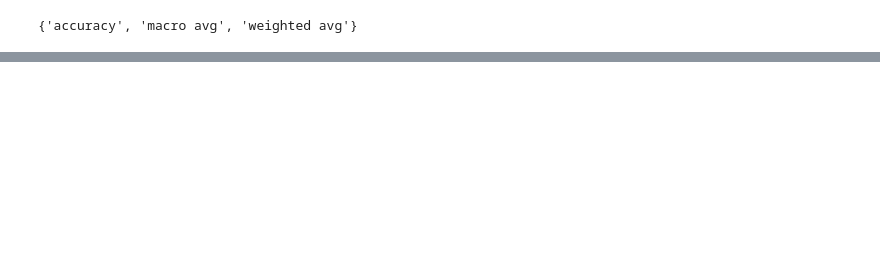
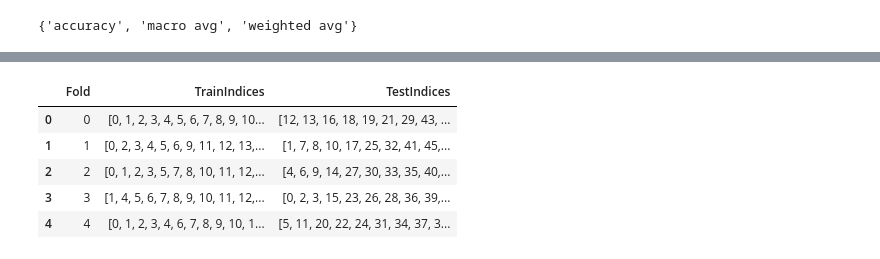
Before and after one commit to jamnicki/yoga-pose-ensemble-clf, a Jupyter notebook: 03_baseline_clfs.ipynb, the cells around one changed output, grey strips where cells are left out. Drawn from its saved outputs; the diff is of its cells as text; code cells hidden in the pictures; blank space fills up the shorter version.

```diff
--- a/03_baseline_clfs.ipynb
+++ b/03_baseline_clfs.ipynb
@@ -140 +185,11 @@ metrics_df.head(len(classifiers))
+# %%
+fold_indices_df = pd.DataFrame.from_records(fold_indices_rows)
+fold_indices_df
+# %% [output]
+|  | Fold | TrainIndices | TestIndices |
+| 0 | 0 | [0, 1, 2, 3, 4, 5, 6, 7, 8, 9, 10... | [12, 13, 16, 18, 19, 21, 29, 43, ... |
+| 1 | 1 | [0, 2, 3, 4, 5, 6, 9, 11, 12, 13,... | [1, 7, 8, 10, 17, 25, 32, 41, 45,... |
+| 2 | 2 | [0, 1, 2, 3, 5, 7, 8, 10, 11, 12,... | [4, 6, 9, 14, 27, 30, 33, 35, 40,... |
+| 3 | 3 | [1, 4, 5, 6, 7, 8, 9, 10, 11, 12,... | [0, 2, 3, 15, 23, 26, 28, 36, 39,... |
+| 4 | 4 | [0, 1, 2, 3, 4, 6, 7, 8, 9, 10, 1... | [5, 11, 20, 22, 24, 31, 34, 37, 3... |
 # %%
```
Also changed, not shown: parts of 15 cells of this notebook, 3 other files.
